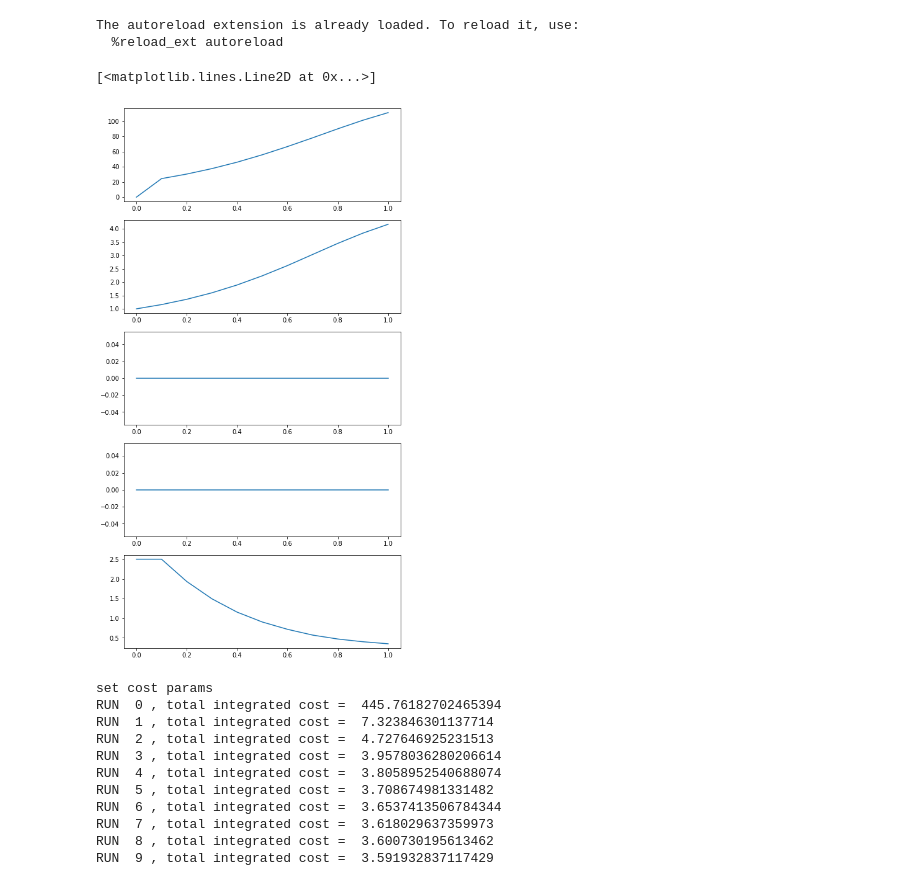
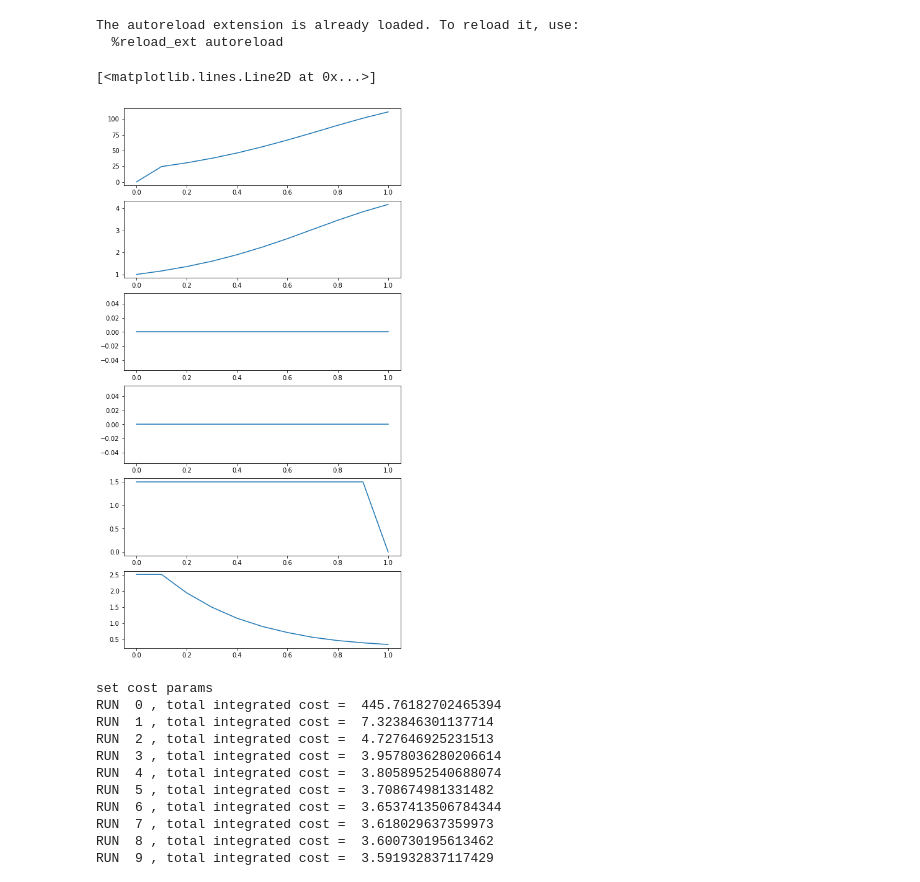
Before and after one commit to lenasal/neurolib, a Jupyter notebook: simp/e.ipynb, the cells around one changed output. Drawn from its saved outputs; the diff is of its cells as text; code cells hidden in the pictures.

```diff
--- a/simp/e.ipynb
+++ b/simp/e.ipynb
@@ -35,28 +35,29 @@ test_step = 1e-12
 # %%
 dur = 1.
 
 a.params.duration = dur
 
 target = a.getZeroTarget()
 control1 = a.getZeroControl()
 a.params.ext_exc_current = 3.
 
 control1[0,0,:] += 2.
 #control1[0,0,:] += np.sin(6.*np.arange(0,dur+a.params.dt,a.params.dt))
 
 a.run(control=control1)
 
 target[:,0,:] = a.rates_exc[:,:]
 
-fig, axes = plt.subplots(5, figsize=(8, 16))
+fig, axes = plt.subplots(6, figsize=(8, 16))
 axes[0].plot(a.t, a.state["rates_exc"][0,:])
 axes[1].plot(a.t, a.state["mufe"][0,:])
 axes[2].plot(a.t, a.state["seev"][0,:])
-axes[3].plot(a.t, a.state["sigmae_f"][0,:])
-axes[4].plot(a.t, a.state["tau_exc"][0,:])
+axes[3].plot(a.t, a.state["seem"][0,:])
+axes[4].plot(a.t, a.state["sigmae_f"][0,:])
+axes[5].plot(a.t, a.state["tau_exc"][0,:])
 # %% [output]
 [<matplotlib.lines.Line2D at 0x...>]
-[figure, old version]
+[figure, new version]
 # %%
 max_cntrl = 10. * 5.
 start_step = 10.
```
Also changed, not shown: 4 other files.
